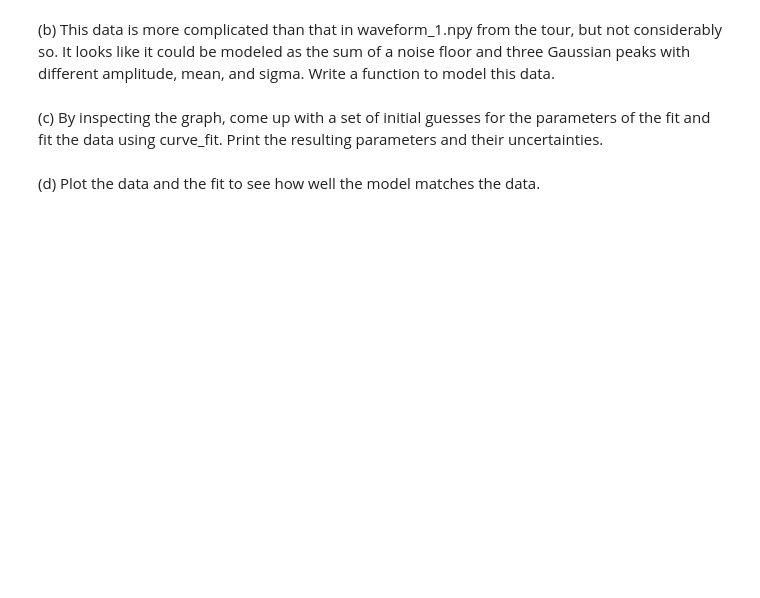
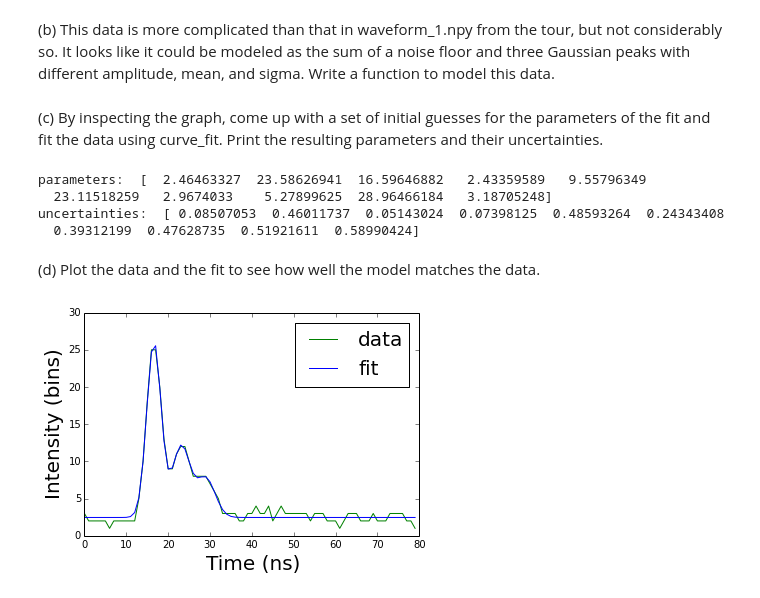
Before and after one commit to mnaworsk/PHYS202-S14, a Jupyter notebook: SciPy/OptimizationExercises.ipynb, the cells around one changed output. Drawn from its saved outputs; the diff is of its cells as text; code cells hidden in the pictures; blank space fills up the shorter version.

```diff
--- a/SciPy/OptimizationExercises.ipynb
+++ b/SciPy/OptimizationExercises.ipynb
@@ -108,6 +128,39 @@ plt.show()
 # %% [markdown]
 (b) This data is more complicated than that in waveform_1.npy from the tour, but not considerably so. It looks like it could be modeled as the sum of a noise floor and three Gaussian peaks with different amplitude, mean, and sigma. Write a function to model this data.
+# %%
+#setting up model function for waveform
+def Model(t, B, A, mu, sigma,A2, mu2, sigma2,A3, mu3, sigma3):
+    return B + A * exp( - ((t-mu)/sigma)**2 ) + A2 * \
+           exp( - ((t-mu2)/sigma2)**2 ) + A3 * exp( - ((t-mu3)/sigma3)**2 )
 # %% [markdown]
 (c) By inspecting the graph, come up with a set of initial guesses for the parameters of the fit and fit the data using curve_fit. Print the resulting parameters and their uncertainties.
+# %%
+x1 = array([2.,25.,17.,1.,12.,22.,1.,8.,28.,1.])
+
+#using curve_fit from scipy
+popt,pcov = curve_fit(Model,t,waveform2,x1)
+
+#printing parameters and uncertanties
+punc = zeros(len(popt))
+for i in arange(0,len(popt)):
+    punc[i] = sqrt(pcov[i,i])
+print "parameters: ", popt
+print "uncertainties: ", punc
+# %% [output]
+parameters:  [  2.46463327  23.58626941  16.59646882   2.43359589   9.55796349
+  23.11518259   2.9674033    5.27899625  28.96466184   3.18705248]
+uncertainties:  [ 0.08507053  0.46011737  0.05143024  0.07398125  0.48593264  0.24343408
+  0.39312199  0.47628735  0.51921611  0.58990424]
 # %% [markdown]
 (d) Plot the data and the fit to see how well the model matches the data.
+# %%
+#plotting the data versus the curve_fit over time
+plt.plot(t, waveform2,label="data",color="Green")
+plt.plot(t, Model(t, popt[0],popt[1],popt[2],popt[3],popt[4],
+popt[5],popt[6],popt[7],popt[8],popt[9]),"r-",label="fit",color="blue")
+plt.legend(loc="best",fontsize=20)
+plt.xlabel("Time (ns)",fontsize=20)
+plt.ylabel("Intensity (bins)",fontsize=20)
+plt.show()
+# %% [output]
+[figure, added]
```
Also changed, not shown: parts of 10 cells of this notebook, 1 other file.
